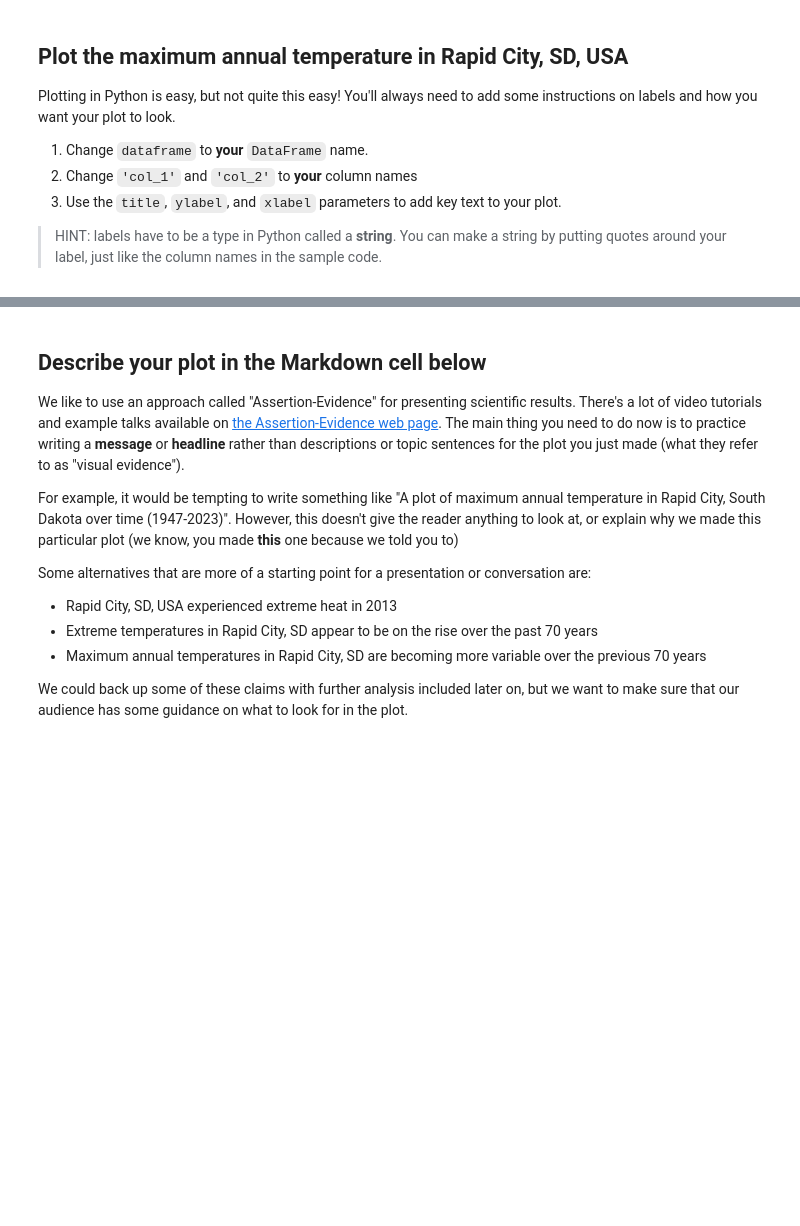
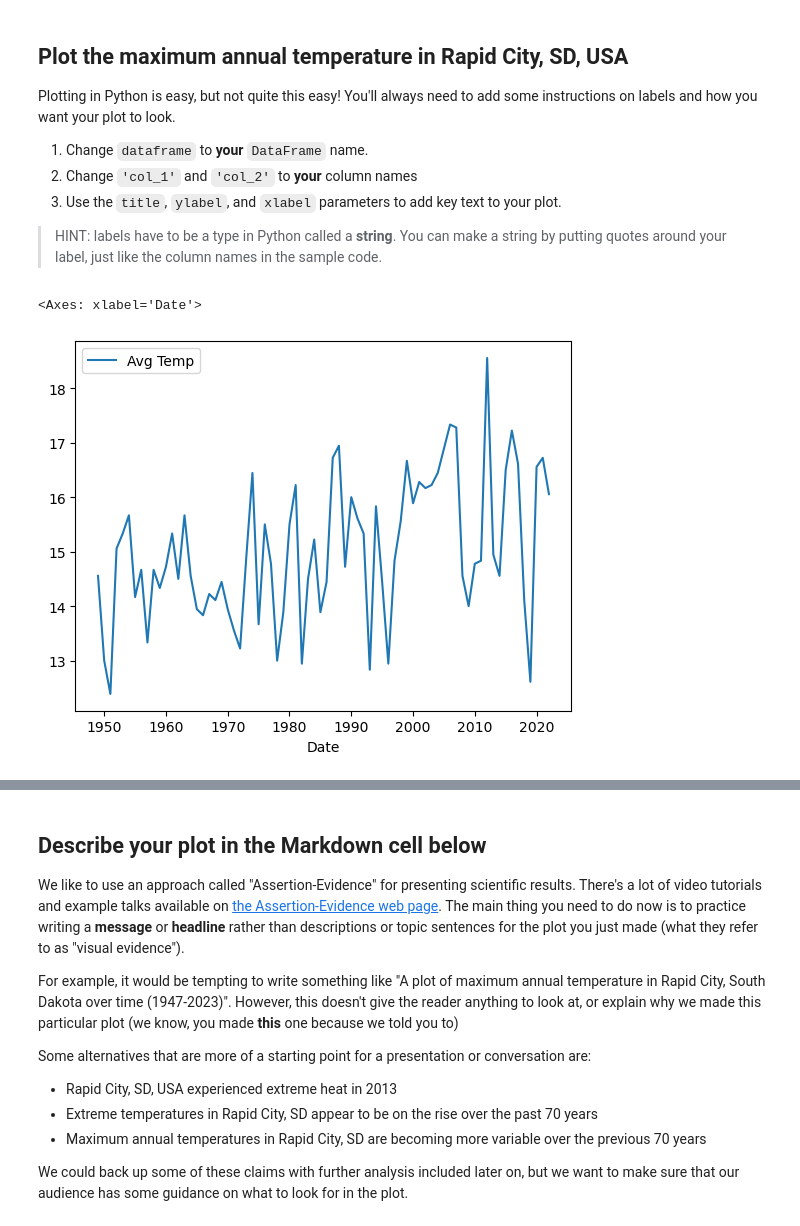
Before and after one commit to jlogannd/get-started-with-reproducible-science-jlogannd, a Jupyter notebook: ReproducibleScience_Jess.ipynb, the cells around one changed output, grey strips where cells are left out. Cells and saved outputs as stored; diff of their text form; code cells hidden in the pictures; blank space fills up the shorter version.

```diff
--- a/ReproducibleScience_Jess.ipynb
+++ b/ReproducibleScience_Jess.ipynb
@@ -330,5 +331,6 @@ YOUR ANSWER HERE
 YOUR ANSWER HERE
 # %%
 #convert to celcius
-dataframe.iloc[:,1] = dataframe.iloc[:,1] - 32 * 5 / 9
-dataframe
+#  [°C] = ([°F] − 32) × 5⁄9 degrees celsius
+rapid_temp_data.iloc[:,1] = (rapid_temp_data.iloc[:,1] - 32) * (5 / 9)
+rapid_temp_data
@@ -380,3 +410,9 @@ dataframe.plot(x='col_1', y='col_2')
+# %%
+# 'Date', 'Avg Temp'
+rapid_temp_data.plot(x='Date', y='Avg Temp')
+# %% [output]
+<Axes: xlabel='Date'>
+[figure, added]
 # %% [markdown]
 **THIS ISN'T THE END! Don't forget to complete the next task where you will describe your plot**
 
```
Also changed, not shown: parts of 5 cells of this notebook.
